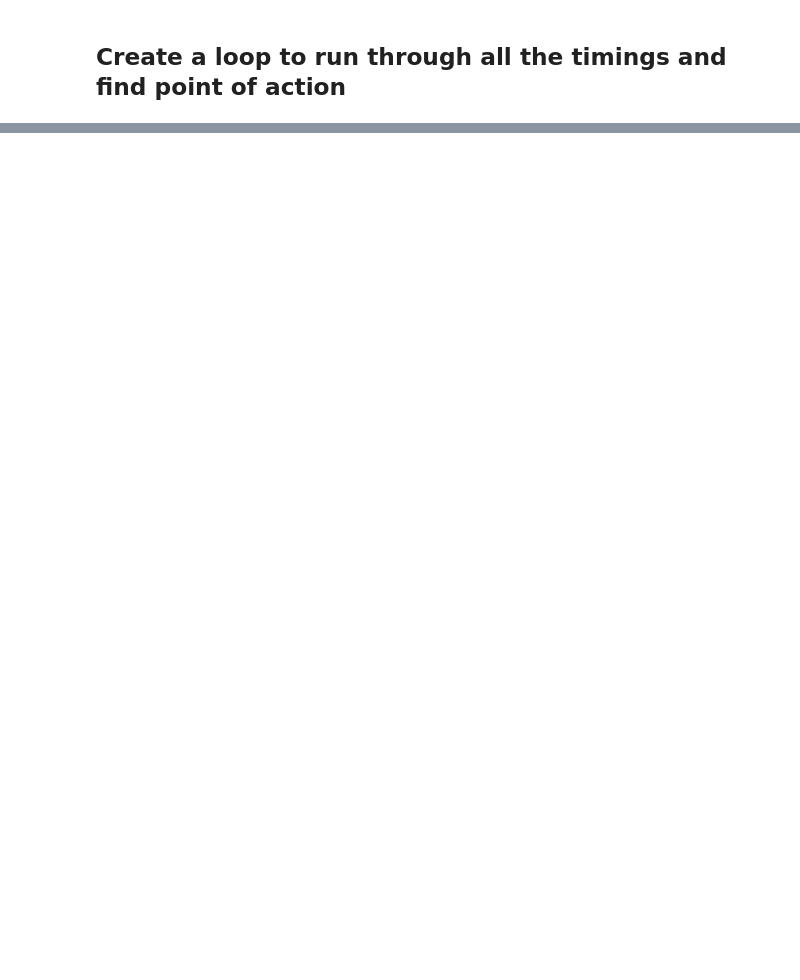
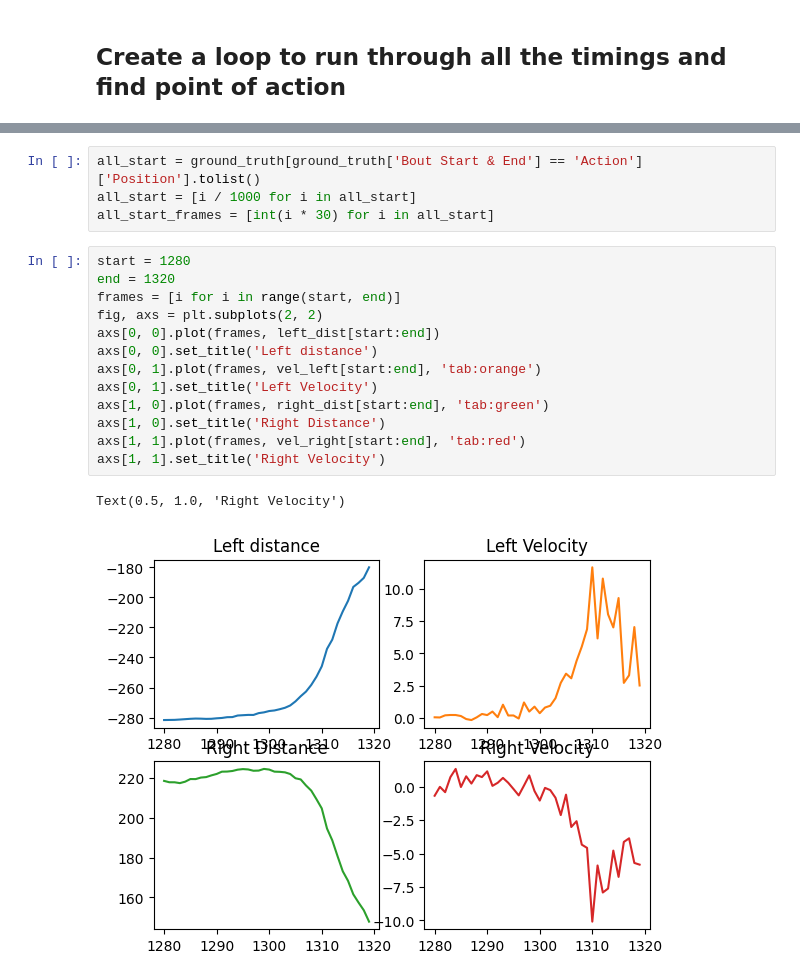
Before and after one commit to nwhloo99/FencingCV, a Jupyter notebook: Processing OCR and Alphapose data.ipynb, the cells around one changed output, grey strips where cells are left out. Saved outputs shown, nothing was run; the diff lists cells and outputs as text; blank space fills up the shorter version.

```diff
--- a/Processing OCR and Alphapose data.ipynb
+++ b/Processing OCR and Alphapose data.ipynb
@@ -235,0 +413,20 @@ minpts
+# %%
+all_start = ground_truth[ground_truth['Bout Start & End'] == 'Action']['Position'].tolist()
+all_start = [i / 1000 for i in all_start]
+all_start_frames = [int(i * 30) for i in all_start]
+# %%
+start = 1280
+end = 1320
+frames = [i for i in range(start, end)]
+fig, axs = plt.subplots(2, 2)
+axs[0, 0].plot(frames, left_dist[start:end])
+axs[0, 0].set_title('Left distance')
+axs[0, 1].plot(frames, vel_left[start:end], 'tab:orange')
+axs[0, 1].set_title('Left Velocity')
+axs[1, 0].plot(frames, right_dist[start:end], 'tab:green')
+axs[1, 0].set_title('Right Distance')
+axs[1, 1].plot(frames, vel_right[start:end], 'tab:red')
+axs[1, 1].set_title('Right Velocity')
+# %% [output]
+Text(0.5, 1.0, 'Right Velocity')
+[figure, added]
```
Also changed, not shown: parts of 28 cells of this notebook.
